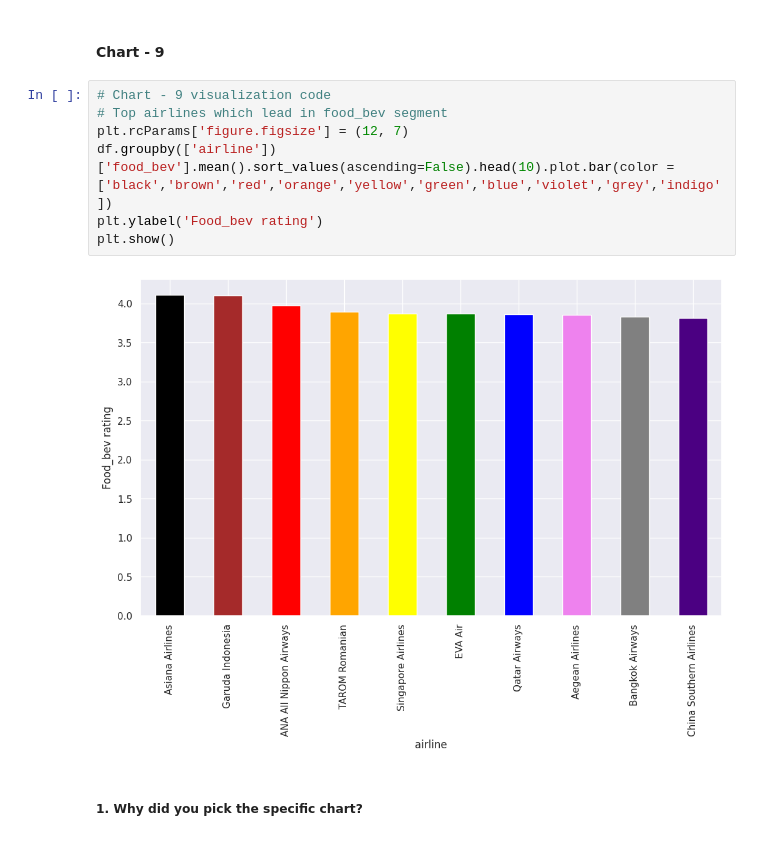
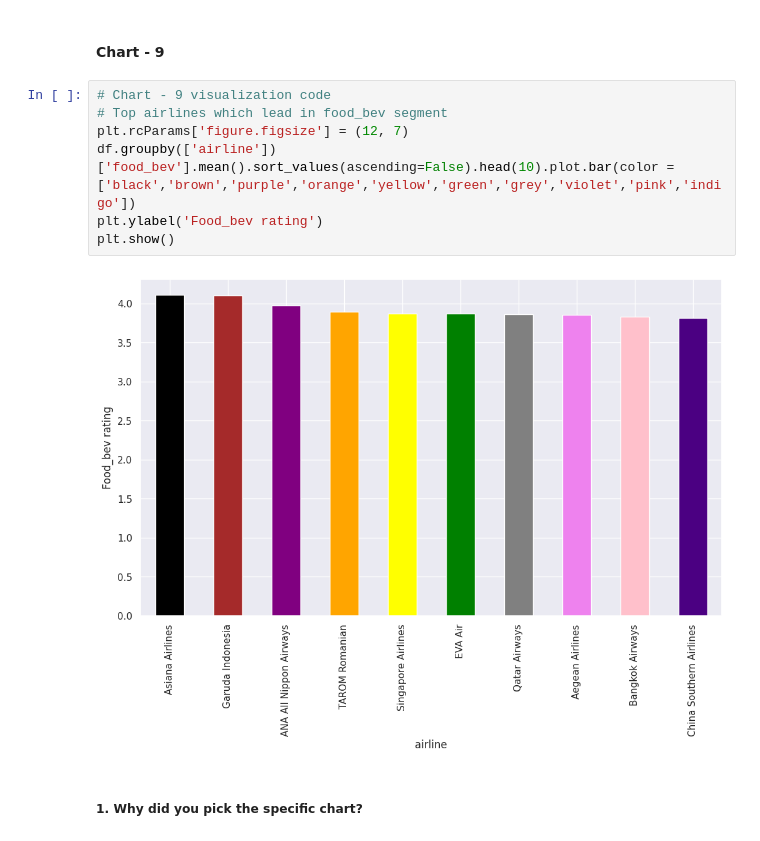
Before and after one commit to thasniyamansoora/Airline-reviews-classification, a Jupyter notebook: ThasniyaMansoora_Airline_Passenger_Referral_Prediction_capston_project.ipynb, the cells around one changed output. Saved outputs shown, nothing was run; the diff lists cells and outputs as text.

```diff
--- a/ThasniyaMansoora_Airline_Passenger_Referral_Prediction_capston_project.ipynb
+++ b/ThasniyaMansoora_Airline_Passenger_Referral_Prediction_capston_project.ipynb
@@ -733,12 +747,12 @@ To create a positive business impact, it may be necessary to focus on improving
 # %%
 # Chart - 9 visualization code
 # Top airlines which lead in food_bev segment
 plt.rcParams['figure.figsize'] = (12, 7)
-df.groupby(['airline'])['food_bev'].mean().sort_values(ascending=False).head(10).plot.bar(color = ['black','brown','red','orange','yellow','green','blue','violet','grey','indigo'])
+df.groupby(['airline'])['food_bev'].mean().sort_values(ascending=False).head(10).plot.bar(color = ['black','brown','purple','orange','yellow','green','grey','violet','pink','indigo'])
 plt.ylabel('Food_bev rating')
 plt.show()
 # %% [output]
-[figure, old version]
+[figure, new version]
 # %% [markdown]
 ##### 1. Why did you pick the specific chart?
 # %% [markdown]
```
Also changed, not shown: parts of 18 cells of this notebook.
